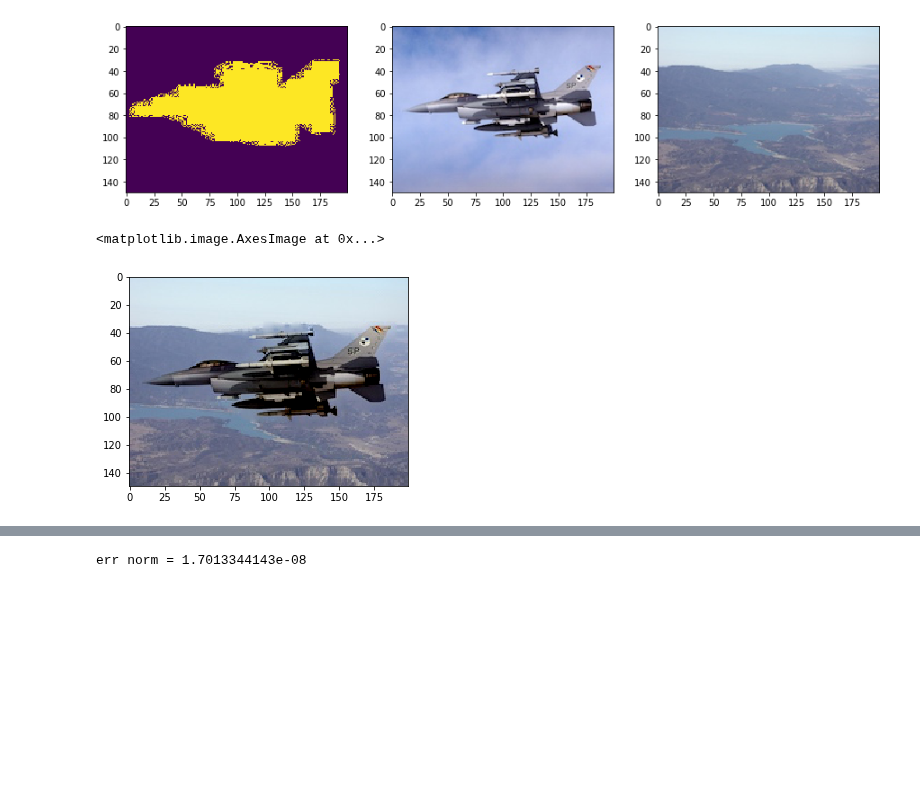
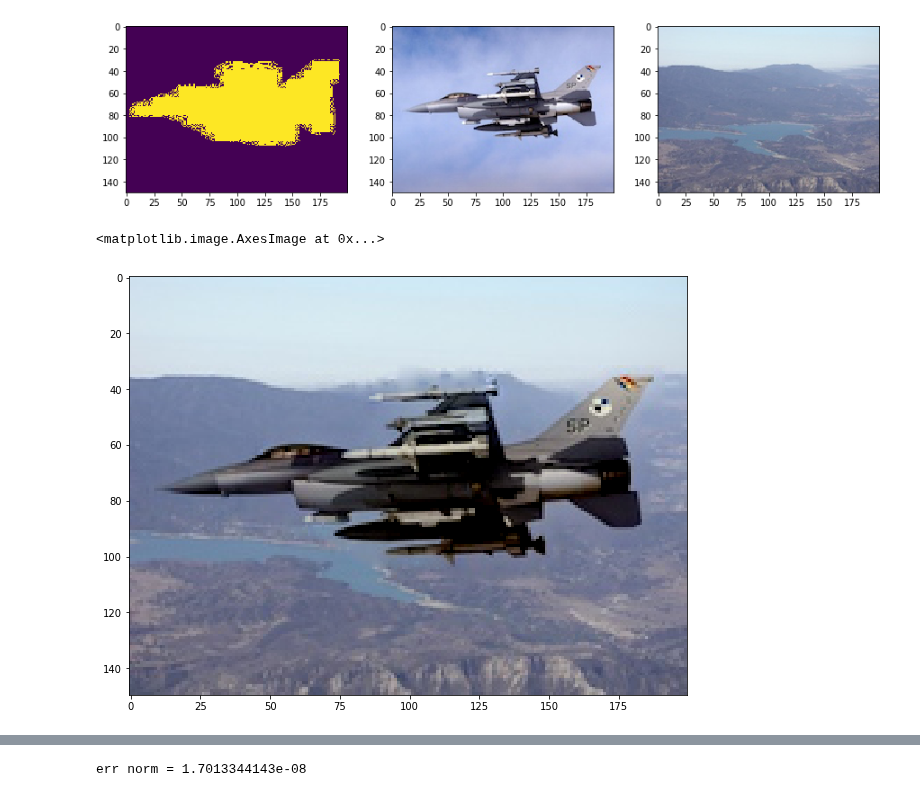
Before and after one commit to longle2718/fundaCS, a Jupyter notebook: poissonImg/poissonImg.ipynb, the cells around one changed output, grey strips where cells are left out. Saved outputs shown, nothing was run; the diff lists cells and outputs as text; code cells hidden in the pictures; blank space fills up the shorter version.

```diff
--- a/poissonImg/poissonImg.ipynb
+++ b/poissonImg/poissonImg.ipynb
@@ -43,8 +40,8 @@ img_clone = [poissonImg.poisson_clone(img_src[:,:,i],img_dst[:,:,i],img_mask) fo
 img_clone = cv2.merge(img_clone)
 #cv2.imwrite('./result.jpg',img_clone)
 # %%
-plt.figure(figsize=(5,5))
+plt.figure(figsize=(10,10))
 plt.imshow(img_clone)
 # %% [output]
 <matplotlib.image.AxesImage at 0x...>
-[figure, old version]
+[figure, new version]
```
Also changed, not shown: parts of 4 cells of this notebook, 3 other files.
